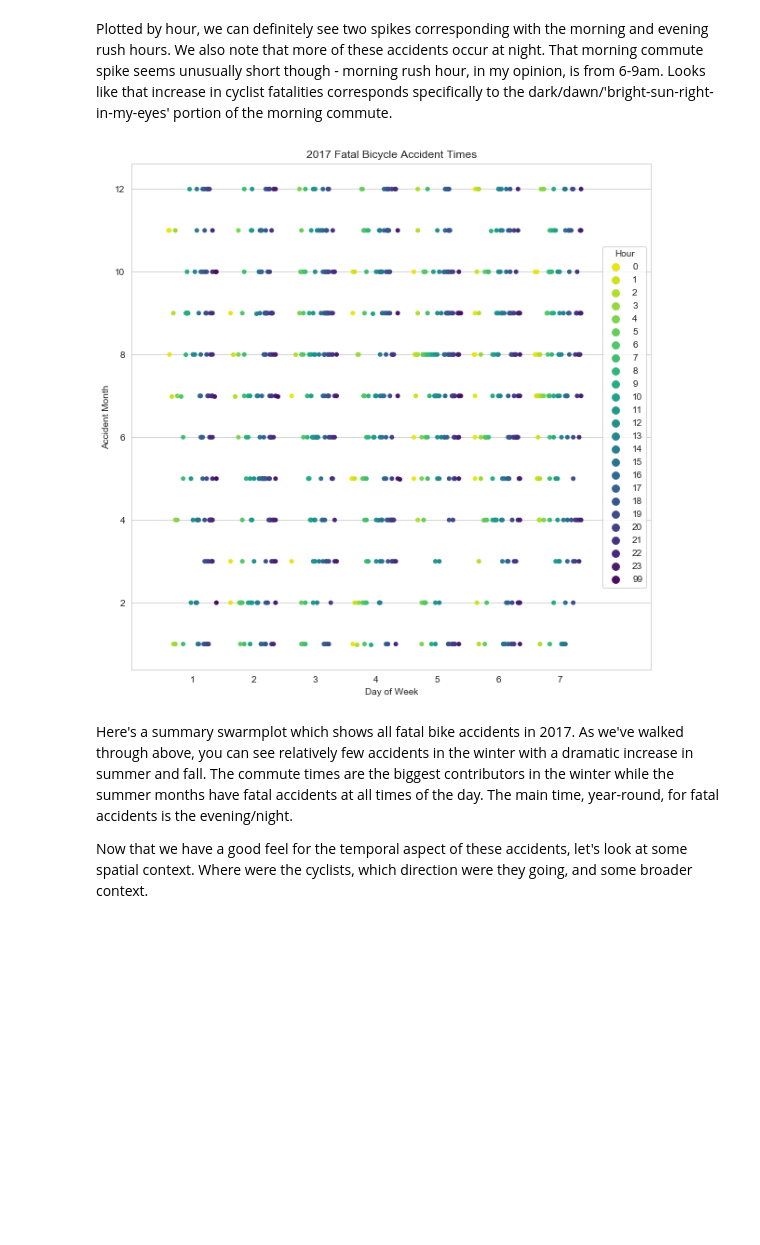
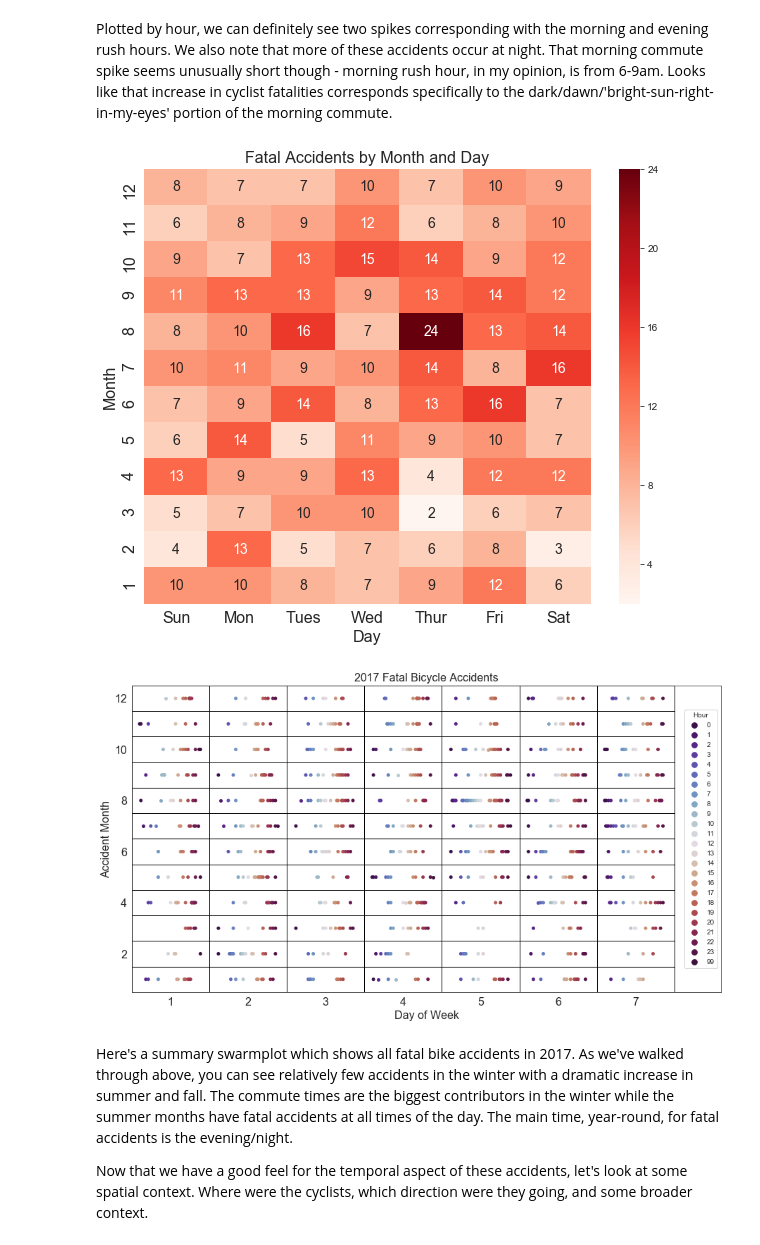
Before and after one commit to mkfrancsis/Thinkful_drills, a Jupyter notebook: 1.5.1_Unit1_Capstone.ipynb, the cells around one changed output. Saved outputs shown, nothing was run; the diff lists cells and outputs as text; code cells hidden in the pictures; blank space fills up the shorter version.

```diff
--- a/1.5.1_Unit1_Capstone.ipynb
+++ b/1.5.1_Unit1_Capstone.ipynb
@@ -60,2 +87,6 @@ plt.show()
 # %% [markdown]
 California and Florida had significantly more bicylists die than the other states. The nice weather probably plays a role here. I would guess that these states have higher biker rates than the others.
+# %%
+bikes['date'] = pd.to_datetime({'year':2017,
+                                'month':bikes['accmon'],
+                                'day':bikes['accday']})
@@ -105,17 +187,44 @@ Plotted by hour, we can definitely see two spikes corresponding with the morning
+# %%
+plt.figure(figsize=(10,8))
+sns.heatmap(count_heatmap,
+            cmap='Reds',
+            annot=True,
+            annot_kws={'size':14},
+            xticklabels=['Sun', 'Mon', 'Tues', 'Wed', 'Thur', 'Fri', 'Sat'])
+plt.title('Fatal Accidents by Month and Day', size=16)
+plt.xlabel('Day', size=16)
+plt.ylabel('Month', size=16)
+plt.xticks(size=16)
+plt.yticks(size=16)
+plt.show()
+# %% [output]
+[figure, added]
 # %%
-sns.set_style('whitegrid')
+# Count of accidents for size control
+count_mon_day = bikes.groupby(['accmon', 'dayofweek'])['numfatal'].sum()
 
-plt.figure(figsize=(10,10))
+# Lists for grid lines.
+vert_lines = [x+0.5 for x in range(-1,13)]
+hor_lines = [y+0.5 for y in range(-1,13)]
+
+sns.set_style('white')
+
+plt.figure(figsize=(15,8))
 sns.swarmplot(x='dayofweek', y='accmon', hue='acchr', dodge=True,
-              data=bikes, palette='viridis_r')
-plt.title('2017 Fatal Bicycle Accident Times')
-plt.ylabel('Accident Month')
-plt.xlabel('Day of Week')
-plt.xlim(-1,7.5)
+              data=bikes, palette='twilight_shifted')
+plt.title('2017 Fatal Bicycle Accidents', size=16)
+plt.ylabel('Accident Month', size=16)
+plt.xlabel('Day of Week', size=16)
+plt.xlim(-0.5,7.1)
+plt.ylim(0.5,12.5)
+plt.xticks(size=16)
+plt.yticks(size=16)
 plt.legend(title='Hour', loc=5)
+plt.vlines(vert_lines, 0, 13, linewidth=1, color='k')
+plt.hlines(hor_lines, -1, 6.5, linewidth=1, color='k')
 plt.show()
 # %% [output]
-[figure, old version]
+[figure, new version]
 # %% [markdown]
 Here's a summary swarmplot which shows all fatal bike accidents in 2017.  As we've walked through above, you can see relatively few accidents in the winter with a dramatic increase in summer and fall. The commute times are the biggest contributors in the winter while the summer months have fatal accidents at all times of the day. The main time, year-round, for fatal accidents is the evening/night.
 
```
Also changed, not shown: parts of 26 cells of this notebook.
